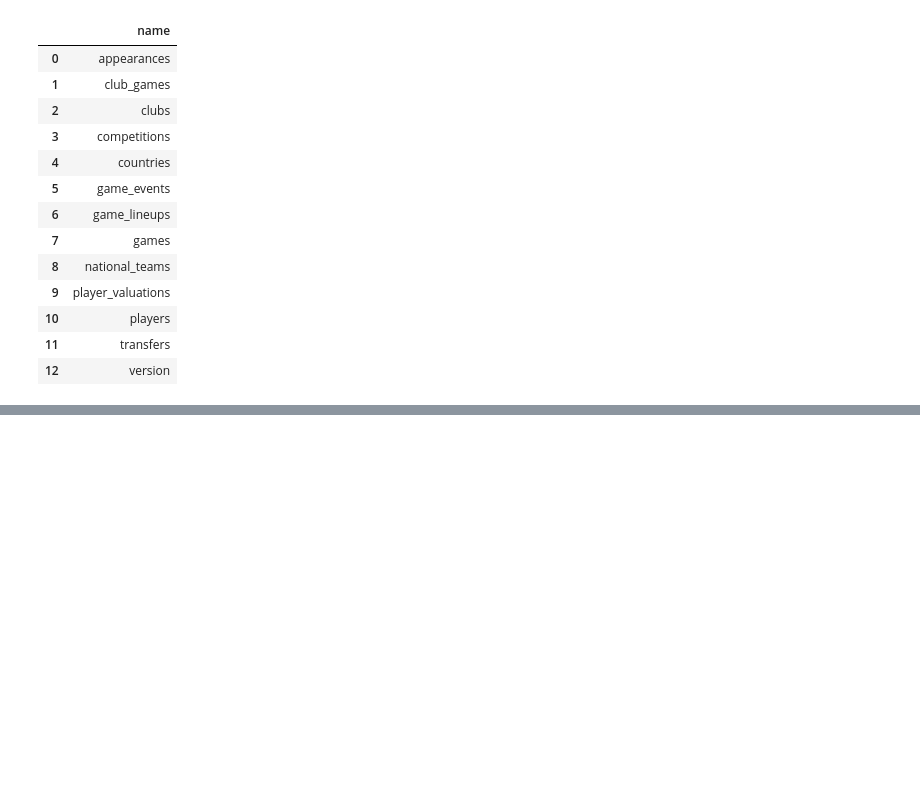
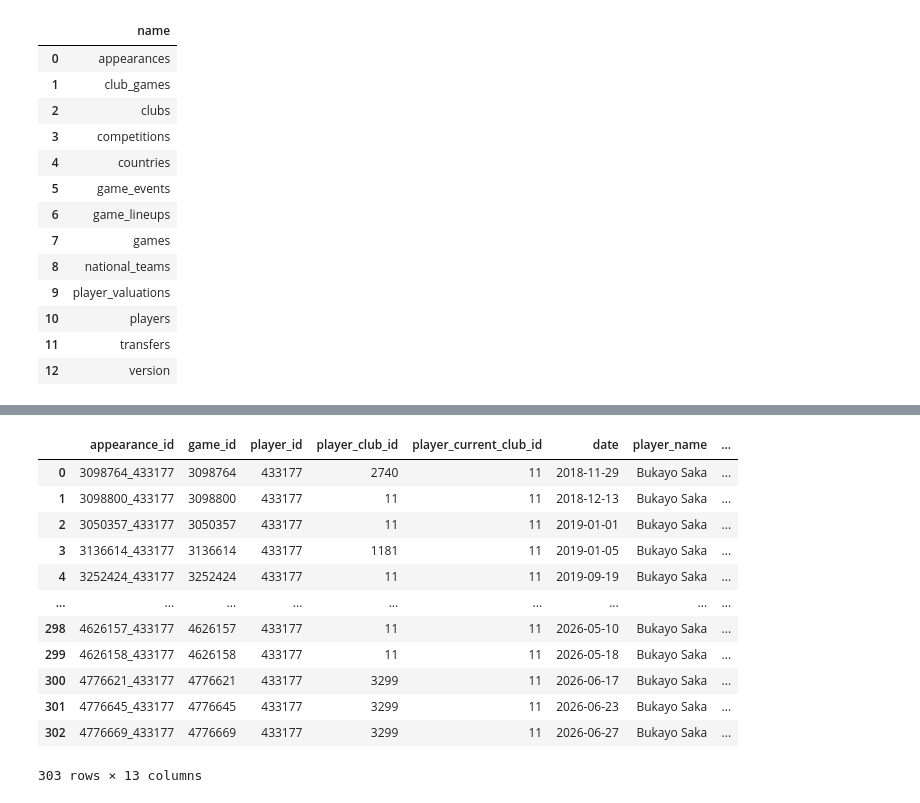
Before and after one commit to m2varvan/player-transfer-value-predictor, a Jupyter notebook: notebooks/01_data_exploration.ipynb, the cells around one changed output, grey strips where cells are left out. Drawn from its saved outputs; the diff is of its cells as text; code cells hidden in the pictures; blank space fills up the shorter version.

```diff
--- a/notebooks/01_data_exploration.ipynb
+++ b/notebooks/01_data_exploration.ipynb
@@ -37,0 +41,16 @@ con.sql("SELECT * FROM players LIMIT 5")
+# %%
+con.sql("SELECT * FROM appearances WHERE player_name='Bukayo Saka'").df()
+# %% [output]
+|  | appearance_id | game_id | player_id | player_club_id | player_current_club_id | date | player_name | ... |
+| 0 | 3098764_433177 | 3098764 | 433177 | 2740 | 11 | 2018-11-29 | Bukayo Saka | ... |
+| 1 | 3098800_433177 | 3098800 | 433177 | 11 | 11 | 2018-12-13 | Bukayo Saka | ... |
+| 2 | 3050357_433177 | 3050357 | 433177 | 11 | 11 | 2019-01-01 | Bukayo Saka | ... |
+| 3 | 3136614_433177 | 3136614 | 433177 | 1181 | 11 | 2019-01-05 | Bukayo Saka | ... |
+| 4 | 3252424_433177 | 3252424 | 433177 | 11 | 11 | 2019-09-19 | Bukayo Saka | ... |
+| ... | ... | ... | ... | ... | ... | ... | ... | ... |
+| 298 | 4626157_433177 | 4626157 | 433177 | 11 | 11 | 2026-05-10 | Bukayo Saka | ... |
+| 299 | 4626158_433177 | 4626158 | 433177 | 11 | 11 | 2026-05-18 | Bukayo Saka | ... |
+| 300 | 4776621_433177 | 4776621 | 433177 | 3299 | 11 | 2026-06-17 | Bukayo Saka | ... |
+| 301 | 4776645_433177 | 4776645 | 433177 | 3299 | 11 | 2026-06-23 | Bukayo Saka | ... |
+| 302 | 4776669_433177 | 4776669 | 433177 | 3299 | 11 | 2026-06-27 | Bukayo Saka | ... |
+303 rows × 13 columns
```
Also changed, not shown: parts of 12 cells of this notebook.
